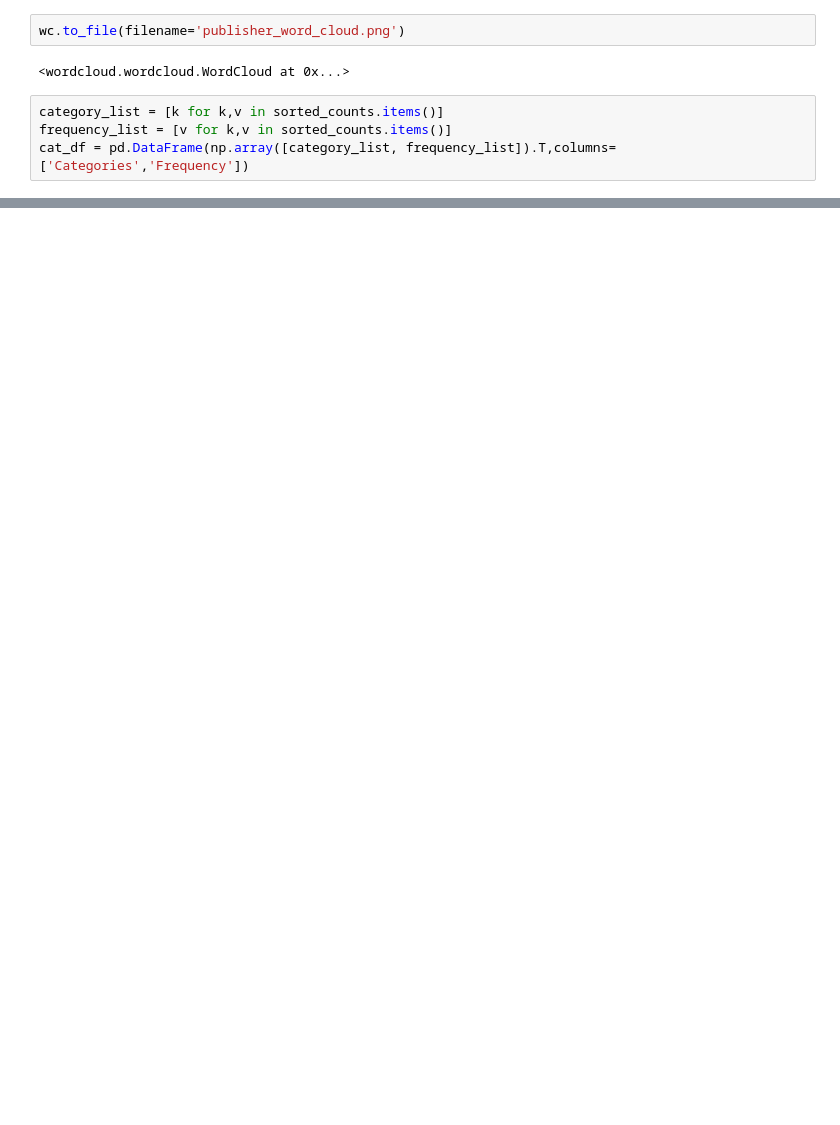
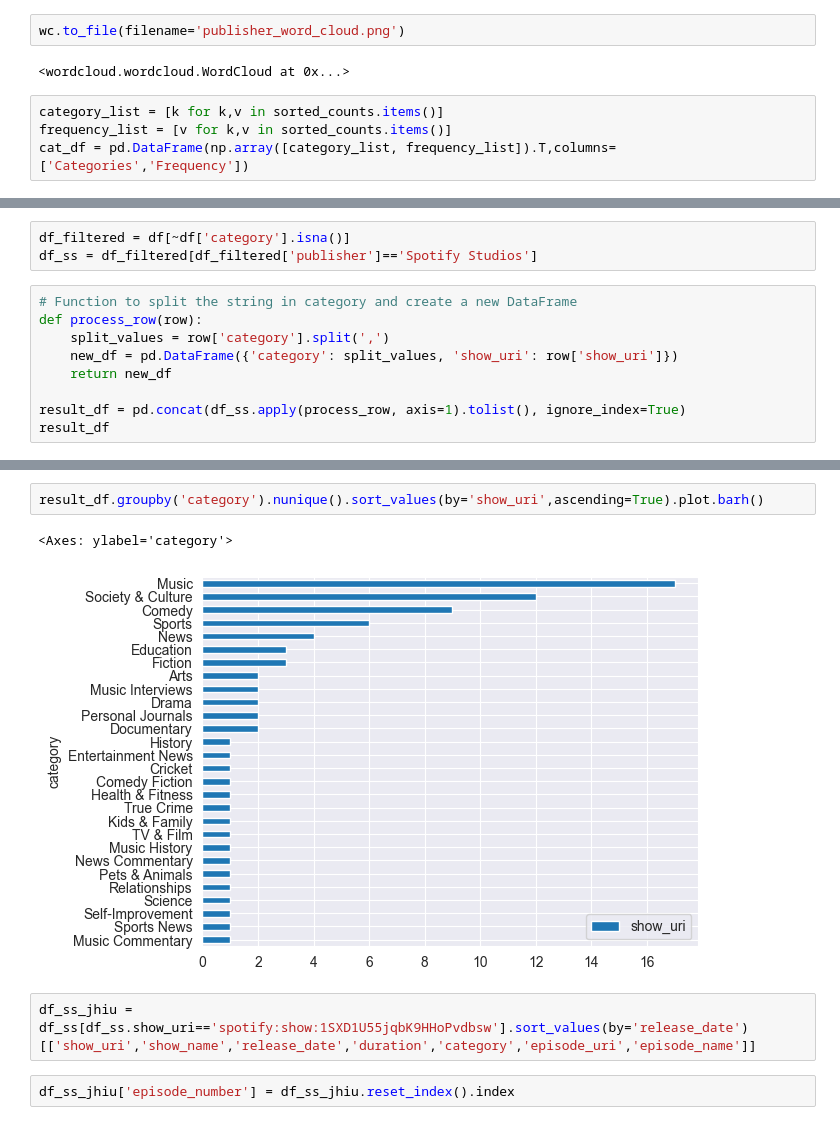
Before and after one commit to scaperothian/spotify-podcast-viz, a Jupyter notebook: notebooks/SpotifyPodcasts_Publisher.ipynb, the cells around one changed output, grey strips where cells are left out. Saved outputs shown, nothing was run; the diff lists cells and outputs as text; blank space fills up the shorter version.

```diff
--- a/notebooks/SpotifyPodcasts_Publisher.ipynb
+++ b/notebooks/SpotifyPodcasts_Publisher.ipynb
@@ -316,0 +327,12 @@ bar_chart3
+# %%
+df_filtered = df[~df['category'].isna()]
+df_ss = df_filtered[df_filtered['publisher']=='Spotify Studios']
+# %%
+# Function to split the string in category and create a new DataFrame
+def process_row(row):
+    split_values = row['category'].split(',')
+    new_df = pd.DataFrame({'category': split_values, 'show_uri': row['show_uri']})
+    return new_df
+
+result_df = pd.concat(df_ss.apply(process_row, axis=1).tolist(), ignore_index=True)
+result_df
@@ -316,0 +353,9 @@ bar_chart3
+# %%
+result_df.groupby('category').nunique().sort_values(by='show_uri',ascending=True).plot.barh()
+# %% [output]
+<Axes: ylabel='category'>
+[figure, added]
+# %%
+df_ss_jhiu = df_ss[df_ss.show_uri=='spotify:show:1SXD1U55jqbK9HHoPvdbsw'].sort_values(by='release_date')[['show_uri','show_name','release_date','duration','category','episode_uri','episode_name']]
+# %%
+df_ss_jhiu['episode_number'] = df_ss_jhiu.reset_index().index
```
Also changed, not shown: parts of 28 cells of this notebook, 14 other files.
